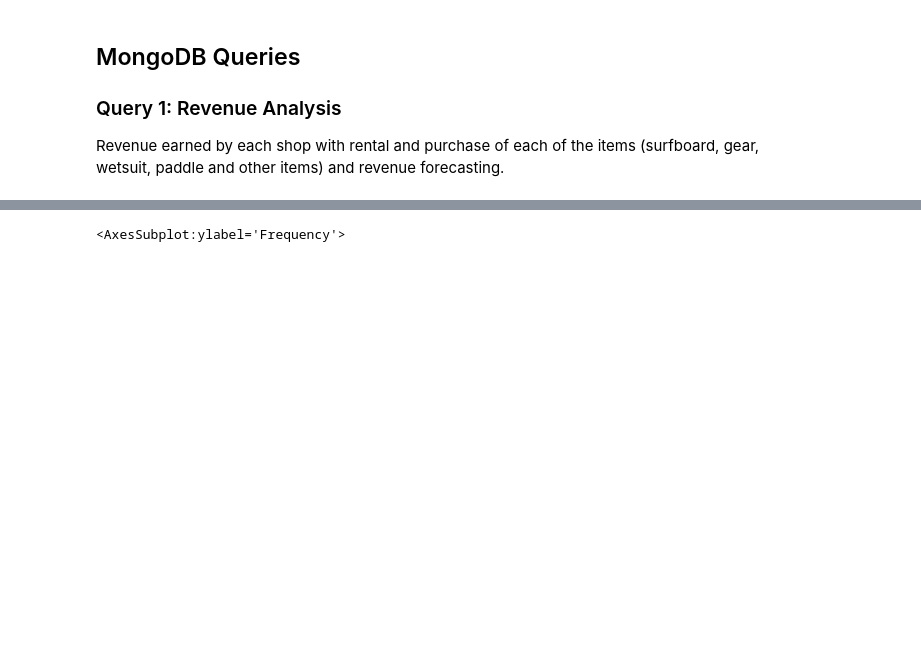
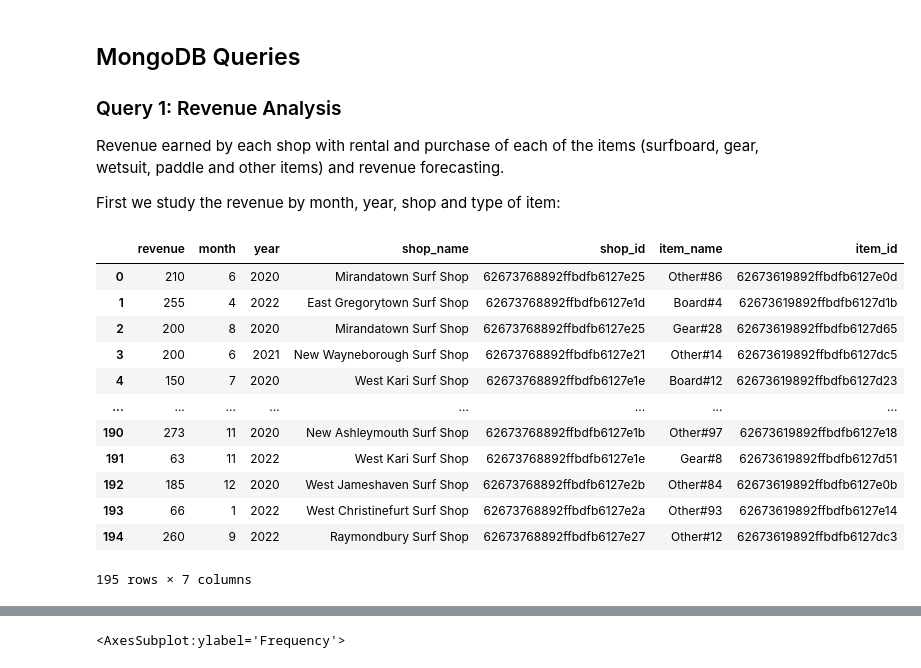
Before and after one commit to louisbemberg/215-databases, a Jupyter notebook: mongodb.ipynb, the cells around one changed output, grey strips where cells are left out. Cells and saved outputs as stored; diff of their text form; code cells hidden in the pictures; blank space fills up the shorter version.

```diff
--- a/mongodb.ipynb
+++ b/mongodb.ipynb
@@ -14,3 +14,5 @@ db = myclient["oceanbears"]
 ## MongoDB Queries
 ### Query 1: Revenue Analysis
 Revenue earned by each shop with rental and purchase of each of the items (surfboard, gear, wetsuit, paddle and other items) and revenue forecasting.
+
+First we study the revenue by month, year, shop and type of item:
@@ -16,0 +102,20 @@ Revenue earned by each shop with rental and purchase of each of the items (surfb
+# %%
+def get_month_year_item_shop_revenue():
+    revenues = pd.DataFrame(db["transactions"].aggregate(aggregation))
+    return revenues
+# %%
+get_month_year_item_shop_revenue()
+# %% [output]
+|  | revenue | month | year | shop_name | shop_id | item_name | item_id |
+| 0 | 210 | 6 | 2020 | Mirandatown Surf Shop | 62673768892ffbdfb6127e25 | Other#86 | 62673619892ffbdfb6127e0d |
+| 1 | 255 | 4 | 2022 | East Gregorytown Surf Shop | 62673768892ffbdfb6127e1d | Board#4 | 62673619892ffbdfb6127d1b |
+| 2 | 200 | 8 | 2020 | Mirandatown Surf Shop | 62673768892ffbdfb6127e25 | Gear#28 | 62673619892ffbdfb6127d65 |
+| 3 | 200 | 6 | 2021 | New Wayneborough Surf Shop | 62673768892ffbdfb6127e21 | Other#14 | 62673619892ffbdfb6127dc5 |
+| 4 | 150 | 7 | 2020 | West Kari Surf Shop | 62673768892ffbdfb6127e1e | Board#12 | 62673619892ffbdfb6127d23 |
+| ... | ... | ... | ... | ... | ... | ... | ... |
+| 190 | 273 | 11 | 2020 | New Ashleymouth Surf Shop | 62673768892ffbdfb6127e1b | Other#97 | 62673619892ffbdfb6127e18 |
+| 191 | 63 | 11 | 2022 | West Kari Surf Shop | 62673768892ffbdfb6127e1e | Gear#8 | 62673619892ffbdfb6127d51 |
+| 192 | 185 | 12 | 2020 | West Jameshaven Surf Shop | 62673768892ffbdfb6127e2b | Other#84 | 62673619892ffbdfb6127e0b |
+| 193 | 66 | 1 | 2022 | West Christinefurt Surf Shop | 62673768892ffbdfb6127e2a | Other#93 | 62673619892ffbdfb6127e14 |
+| 194 | 260 | 9 | 2022 | Raymondbury Surf Shop | 62673768892ffbdfb6127e27 | Other#12 | 62673619892ffbdfb6127dc3 |
+195 rows × 7 columns
```
Also changed, not shown: parts of 6 cells of this notebook, 6 other files.
